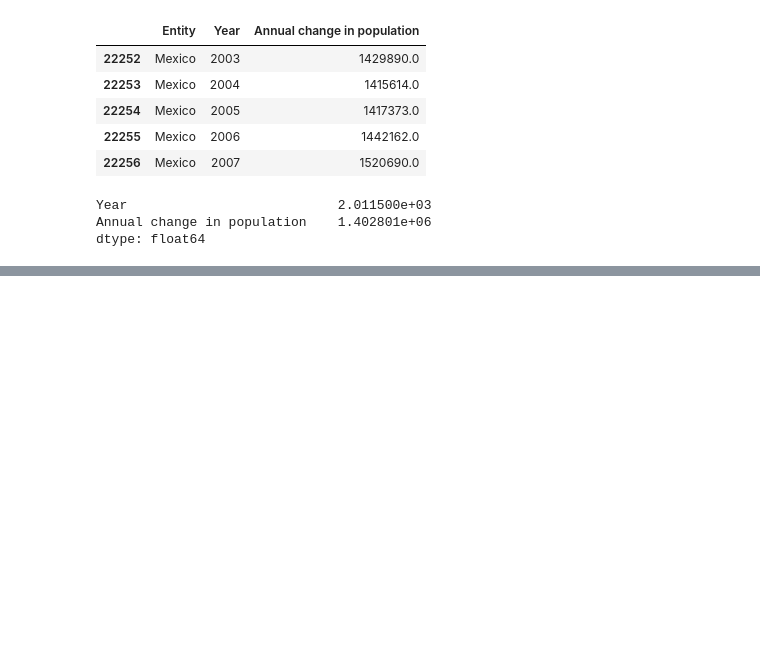
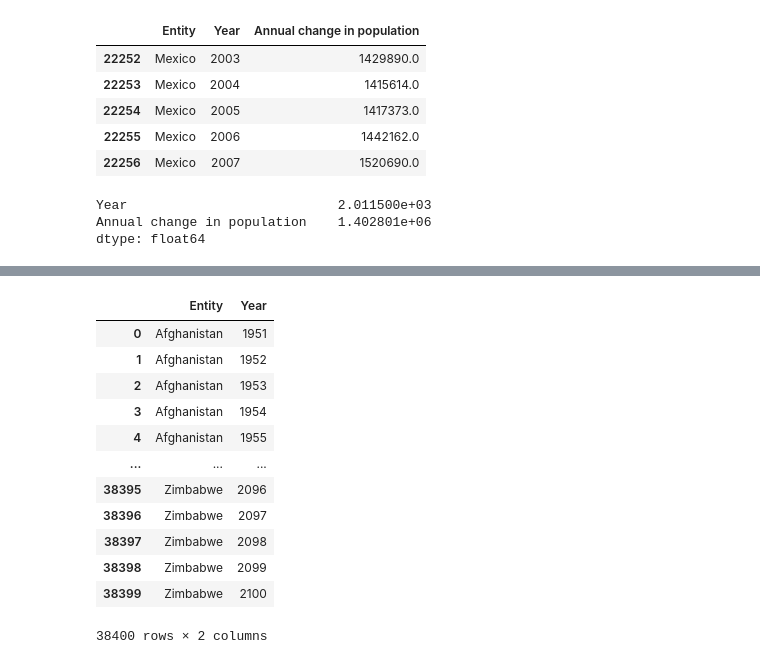
Before and after one commit to SantiagoPS2003/U1_1_probabilidad_estadistica, a Jupyter notebook: notebooks/01_evolucion_poblacional.ipynb, the cells around one changed output, grey strips where cells are left out. Drawn from its saved outputs; the diff is of its cells as text; code cells hidden in the pictures; blank space fills up the shorter version.

```diff
--- a/notebooks/01_evolucion_poblacional.ipynb
+++ b/notebooks/01_evolucion_poblacional.ipynb
@@ -179,0 +200,16 @@ dtype: float64
+# %%
+dataframe.loc[:,["Entity","Year"]]
+# %% [output]
+|  | Entity | Year |
+| 0 | Afghanistan | 1951 |
+| 1 | Afghanistan | 1952 |
+| 2 | Afghanistan | 1953 |
+| 3 | Afghanistan | 1954 |
+| 4 | Afghanistan | 1955 |
+| ... | ... | ... |
+| 38395 | Zimbabwe | 2096 |
+| 38396 | Zimbabwe | 2097 |
+| 38397 | Zimbabwe | 2098 |
+| 38398 | Zimbabwe | 2099 |
+| 38399 | Zimbabwe | 2100 |
+38400 rows × 2 columns
```
Also changed, not shown: parts of 13 cells of this notebook, 1 other file.
